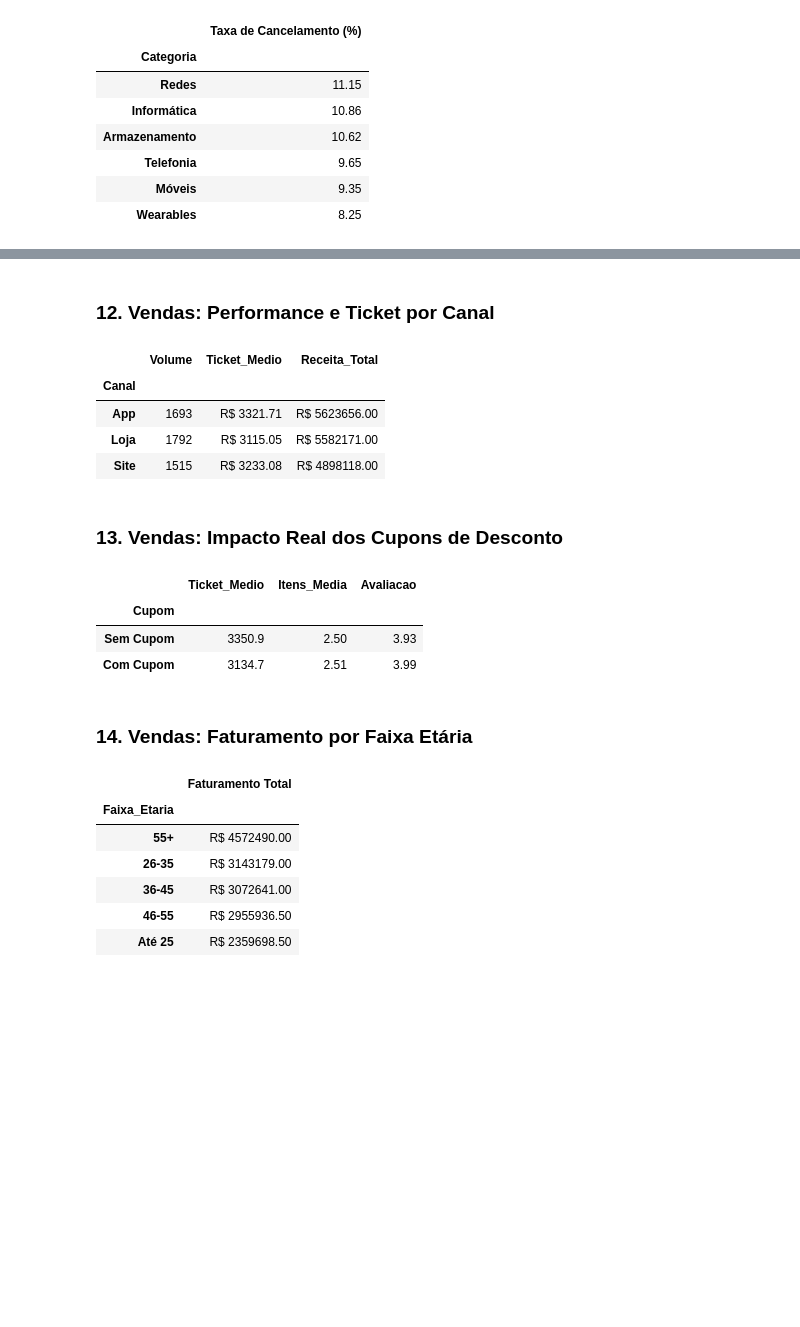
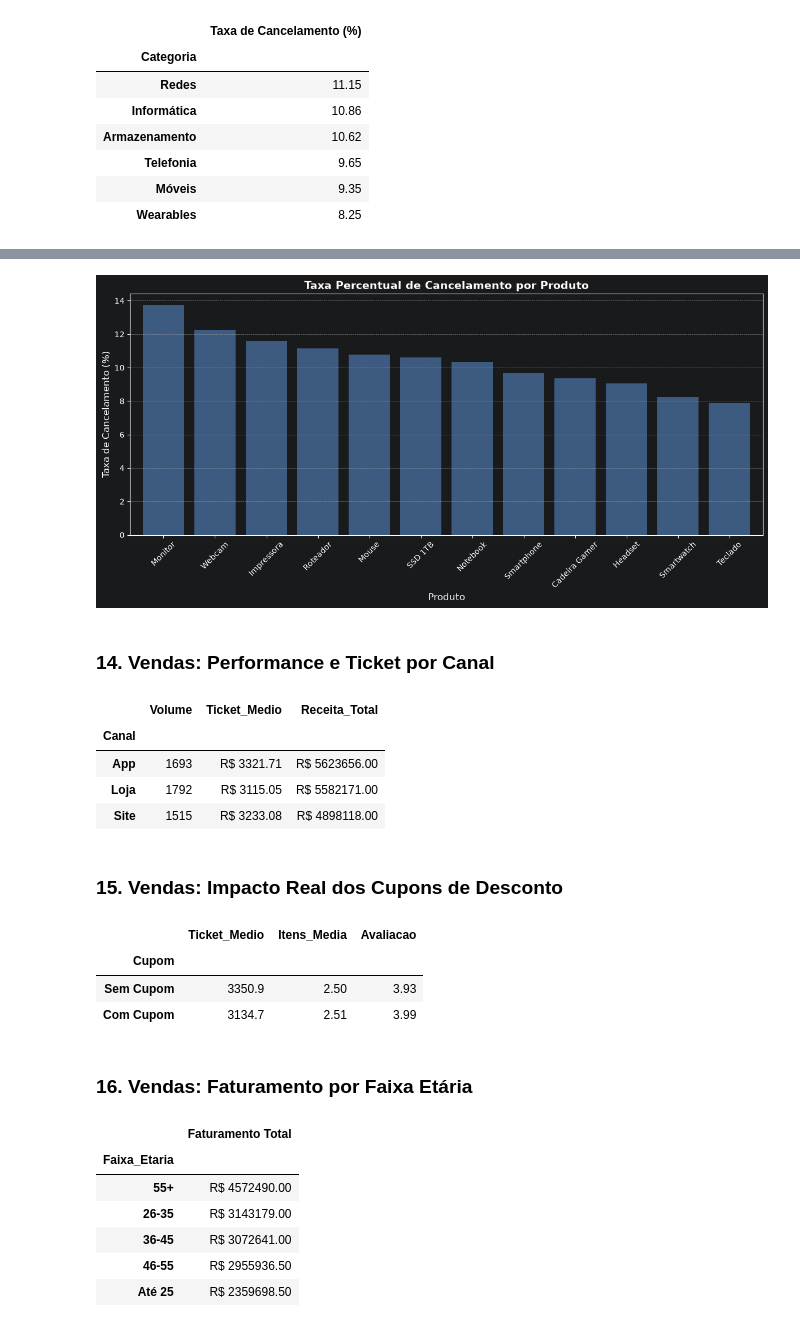
Before and after one commit to lexmoraes/data-science, a Jupyter notebook: desafio03.ipynb, the cells around one changed output, grey strips where cells are left out. Drawn from its saved outputs; the diff is of its cells as text; code cells hidden in the pictures; blank space fills up the shorter version.

```diff
--- a/desafio03.ipynb
+++ b/desafio03.ipynb
@@ -188,0 +237,7 @@ df.groupby('Fraude') \
+# %%
+cancelamento_produto = (df.groupby('Produto')['Cancelou'].mean() * 100) \
+ .sort_values(ascending=False) \
+ .to_frame('Taxa Cancelamento (%)') \
+ .round(2)
+
+display(cancelamento_produto)
@@ -189,5 +259,19 @@ df.groupby('Fraude') \
+# %%
+plt.figure(figsize=(12, 6))
+ax2 = cancelamento_produto['Taxa Cancelamento (%)'].plot(kind='bar', color='#3d5a80', width=0.8)
+
+plt.title('Taxa Percentual de Cancelamento por Produto', fontsize=14, fontweight='bold')
+plt.xlabel('Produto', fontsize=12)
+plt.ylabel('Taxa de Cancelamento (%)', fontsize=12)
+plt.xticks(rotation=45)
+
+plt.grid(axis='y', linestyle='--', alpha=0.7)
+plt.tight_layout()
+plt.show()
+# %% [output]
+[figure, added]
 # %% [markdown]
-### 12. Vendas: Performance e Ticket por Canal
+### 14. Vendas: Performance e Ticket por Canal
 # %%
 df.groupby('Canal') \
   .agg(Volume=('ID_Compra', 'count'), Ticket_Medio=('Valor_Total', 'mean'), Receita_Total=('Valor_Total', 'sum')) \
@@ -200,7 +284,7 @@ df.groupby('Canal') \
 | Loja | 1792 | R$ 3115.05 | R$ 5582171.00 |
 | Site | 1515 | R$ 3233.08 | R$ 4898118.00 |
 # %% [markdown]
-### 13. Vendas: Impacto Real dos Cupons de Desconto
+### 15. Vendas: Impacto Real dos Cupons de Desconto
 # %%
 df.groupby('Cupom') \
   .agg(Ticket_Medio=('Valor_Total', 'mean'), Itens_Media=('Quantidade', 'mean'), Avaliacao=('Avaliacao', 'mean')) \
@@ -212,7 +296,7 @@ df.groupby('Cupom') \
 | Sem Cupom | 3350.9 | 2.50 | 3.93 |
 | Com Cupom | 3134.7 | 2.51 | 3.99 |
 # %% [markdown]
-### 14. Vendas: Faturamento por Faixa Etária
+### 16. Vendas: Faturamento por Faixa Etária
 # %%
 df.groupby('Faixa_Etaria', observed=True)['Valor_Total'] \
   .sum() \
```
Also changed, not shown: parts of 16 cells of this notebook.
